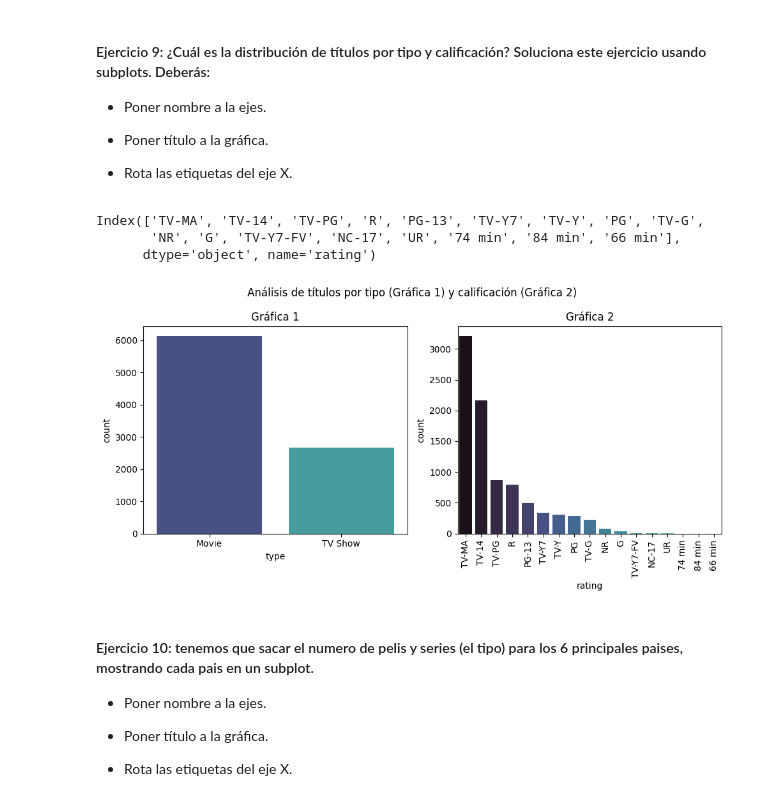
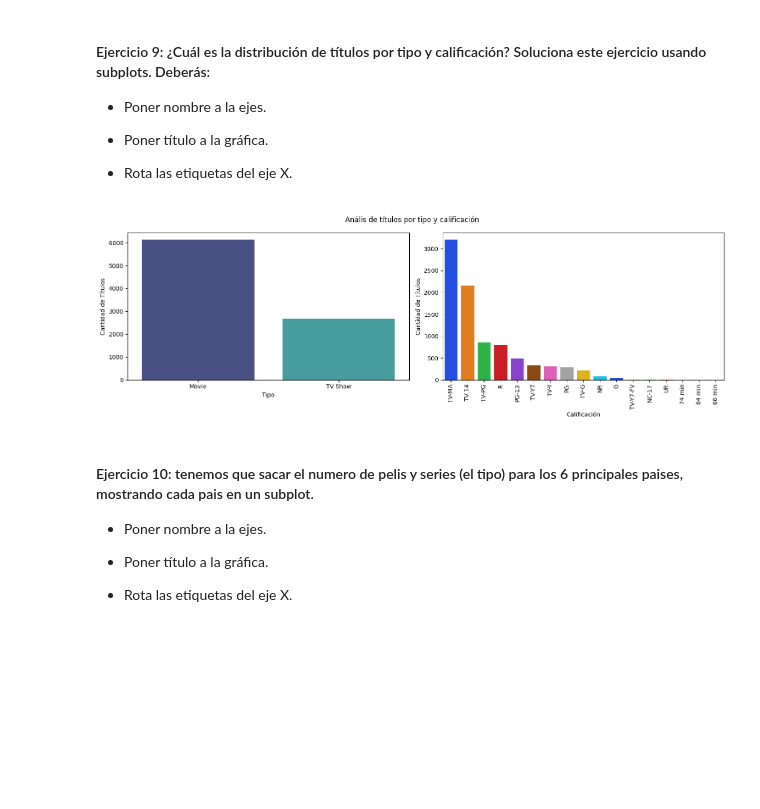
Before and after one commit to apelsito/laboratorio-modulo2-leccion04-visualizacion, a Jupyter notebook: laboratorio-modulo2-leccion04-visualizacion.ipynb, the cells around one changed output. Saved outputs shown, nothing was run; the diff lists cells and outputs as text; code cells hidden in the pictures; blank space fills up the shorter version.

```diff
--- a/laboratorio-modulo2-leccion04-visualizacion.ipynb
+++ b/laboratorio-modulo2-leccion04-visualizacion.ipynb
@@ -262,24 +201,20 @@ plt.tight_layout()
 - Poner título a la gráfica.
 
 - Rota las etiquetas del eje X.
-# %%
-ratings = df["rating"].value_counts().index
-ratings
-# %% [output]
-Index(['TV-MA', 'TV-14', 'TV-PG', 'R', 'PG-13', 'TV-Y7', 'TV-Y', 'PG', 'TV-G',
-       'NR', 'G', 'TV-Y7-FV', 'NC-17', 'UR', '74 min', '84 min', '66 min'],
-      dtype='object', name='rating')
-# %%
-fig, axes = plt.subplots(1,2,figsize = (10,5)) #filas,columnas
-sns.countplot(x="type",data = df,palette="mako", ax = axes[0])#pintamos el primero
-sns.countplot(x = "rating",data=df,palette="mako", order=ratings, ax = axes[1]) #Cambiar color intervalo de confianza
-axes[0].set_title("Gráfica 1")
-axes[1].set_title("Gráfica 2")
-plt.suptitle("Análisis de títulos por tipo (Gráfica 1) y calificación (Gráfica 2)")
-plt.xticks(rotation = 90)
-plt.tight_layout()# Esto siempre al final
-# %% [output]
-[figure, removed]
+# %%
+condicion_tipo = df["type"].notnull()
+df_tipo = df[condicion_tipo].sort_values(by="rating",ascending=False)
+
+fig, axes = plt.subplots(1,2,figsize = (15,5)) #filas,columnas
+sns.countplot(x="type",data = df_tipo,palette="mako", ax = axes[0])#pintamos el primero
+sns.countplot(x="rating",data = df_tipo,palette="bright",order=df["rating"].value_counts().index, ax = axes[1])#pintamos el segundo y lo ordenamos
+plt.suptitle("Anális de títulos por tipo y calificación")
+axes[0].set(xlabel="Tipo",ylabel="Cantidad de Títulos")
+axes[1].set(xlabel="Calificación",ylabel="Cantidad de Títulos")
+axes[1].tick_params(axis="x",rotation = 90)
+plt.tight_layout()
+# %% [output]
+[figure, added]
 # %% [markdown]
 #### Ejercicio 10: tenemos que sacar el numero de pelis y series (el tipo) para los 6 principales paises, mostrando cada pais en un subplot.
 - Poner nombre a la ejes.
```
Also changed, not shown: parts of 13 cells of this notebook.
